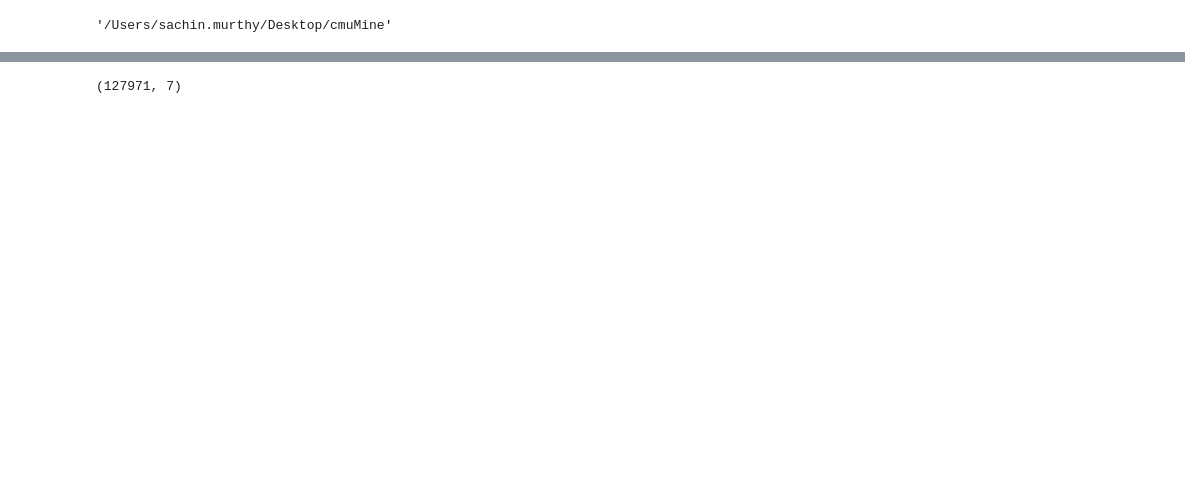
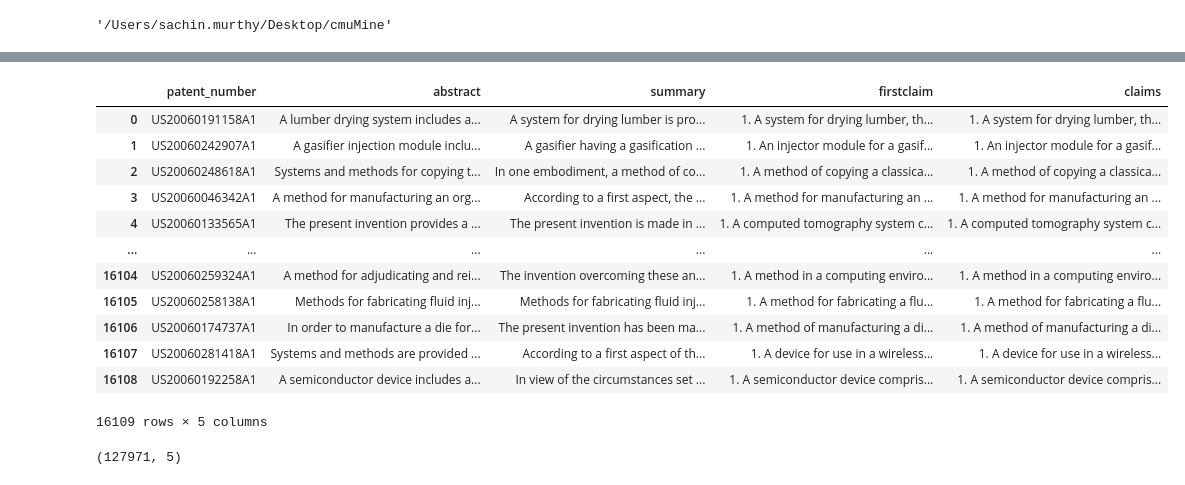
Before and after one commit to skwolvie/Patent-Insights, a Jupyter notebook: data-collection/cmuMine-claim-gen.ipynb, the cells around one changed output, grey strips where cells are left out. Drawn from its saved outputs; the diff is of its cells as text; code cells hidden in the pictures; blank space fills up the shorter version.

```diff
--- a/data-collection/cmuMine-claim-gen.ipynb
+++ b/data-collection/cmuMine-claim-gen.ipynb
@@ -118,7 +117,26 @@ print(val_df.shape)
+# %%
+val_df
+# %% [output]
+|  | patent_number | abstract | summary | firstclaim | claims |
+| 0 | US20060191158A1 | A lumber drying system includes a... | A system for drying lumber is pro... | 1. A system for drying lumber, th... | 1. A system for drying lumber, th... |
+| 1 | US20060242907A1 | A gasifier injection module inclu... | A gasifier having a gasification ... | 1. An injector module for a gasif... | 1. An injector module for a gasif... |
+| 2 | US20060248618A1 | Systems and methods for copying t... | In one embodiment, a method of co... | 1. A method of copying a classica... | 1. A method of copying a classica... |
+| 3 | US20060046342A1 | A method for manufacturing an org... | According to a first aspect, the ... | 1. A method for manufacturing an ... | 1. A method for manufacturing an ... |
+| 4 | US20060133565A1 | The present invention provides a ... | The present invention is made in ... | 1. A computed tomography system c... | 1. A computed tomography system c... |
+| ... | ... | ... | ... | ... | ... |
+| 16104 | US20060259324A1 | A method for adjudicating and rei... | The invention overcoming these an... | 1. A method in a computing enviro... | 1. A method in a computing enviro... |
+| 16105 | US20060258138A1 | Methods for fabricating fluid inj... | Methods for fabricating fluid inj... | 1. A method for fabricating a flu... | 1. A method for fabricating a flu... |
+| 16106 | US20060174737A1 | In order to manufacture a die for... | The present invention has been ma... | 1. A method of manufacturing a di... | 1. A method of manufacturing a di... |
+| 16107 | US20060281418A1 | Systems and methods are provided ... | According to a first aspect of th... | 1. A device for use in a wireless... | 1. A device for use in a wireless... |
+| 16108 | US20060192258A1 | A semiconductor device includes a... | In view of the circumstances set ... | 1. A semiconductor device compris... | 1. A semiconductor device compris... |
+16109 rows × 5 columns
 # %%
 # Process the train dataset
-train_path = os.path.join(base_path, "train/train_2006")
-train_df = process_patent_data(train_path)
+# train_path = os.path.join(base_path, "train/train_2006")
+# train_df = process_patent_data(train_path)
+# print(train_df.shape)
+
+train_df= pd.read_csv('train2006.csv')
 print(train_df.shape)
 # %% [output]
-(127971, 7)
+(127971, 5)
```
Also changed, not shown: parts of 19 cells of this notebook, 3 other files.
